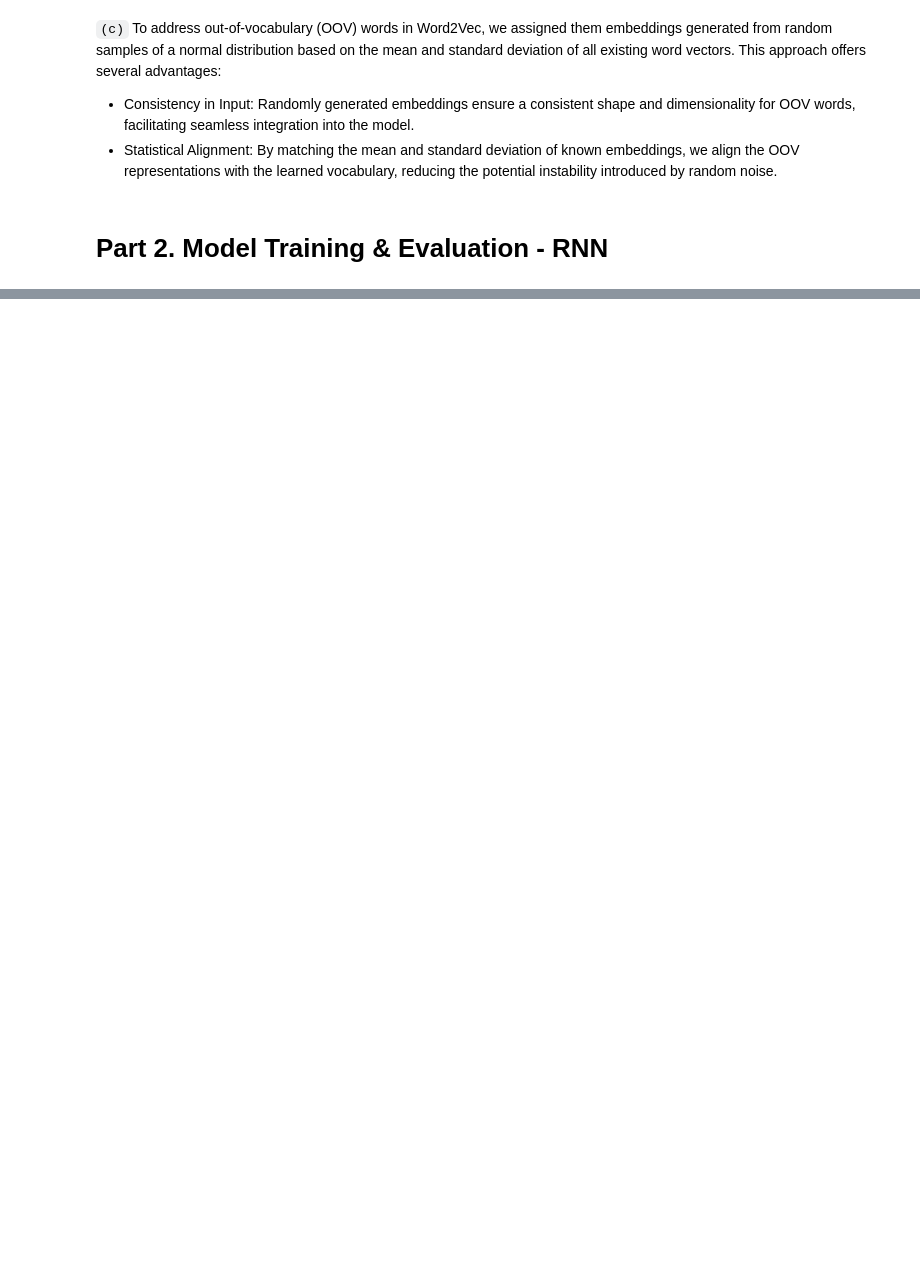
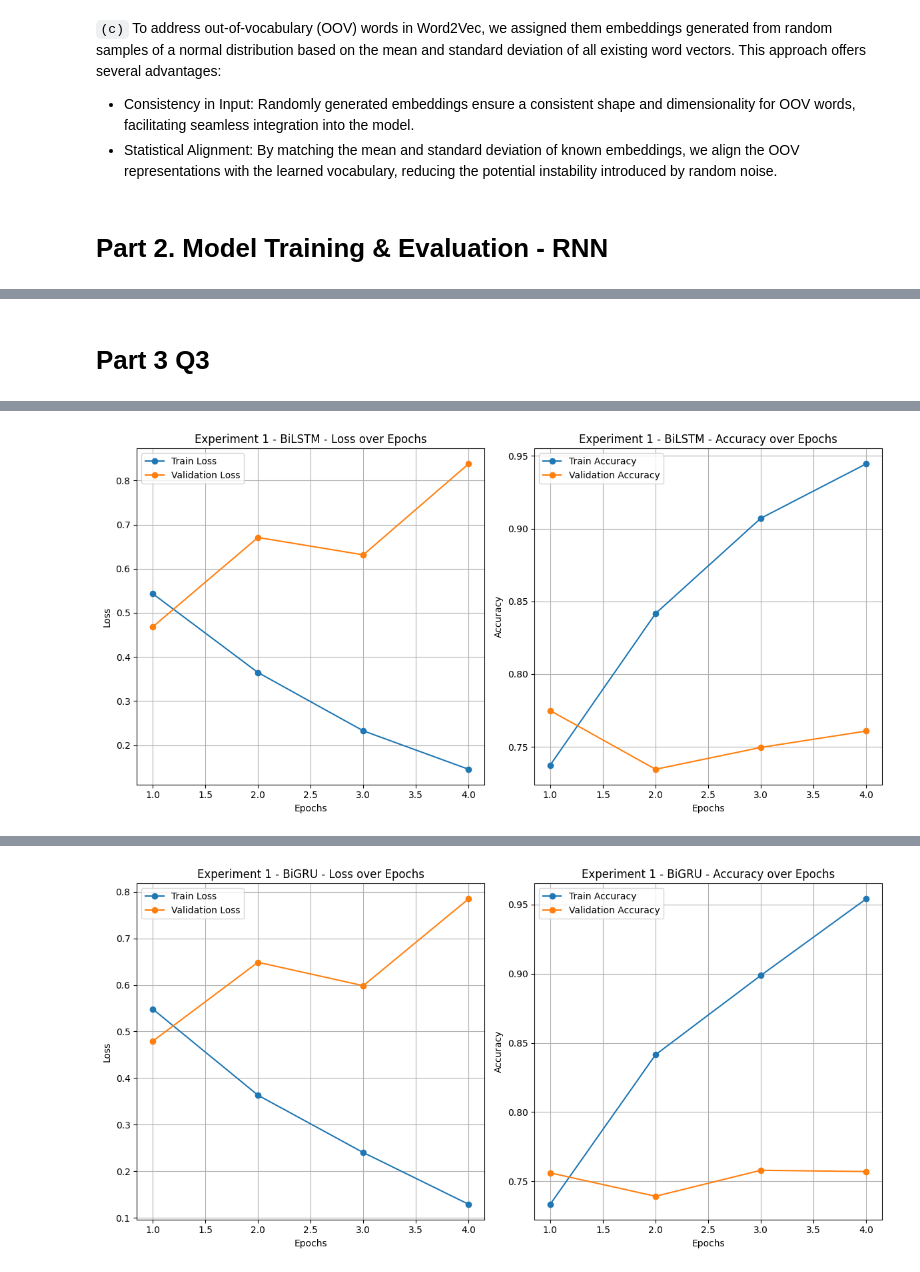
Before and after one commit to harrytran001/SC4002_NLP_Project, a Jupyter notebook: word2vec.ipynb, the cells around one changed output, grey strips where cells are left out. Saved outputs shown, nothing was run; the diff lists cells and outputs as text; code cells hidden in the pictures; blank space fills up the shorter version.

```diff
--- a/word2vec.ipynb
+++ b/word2vec.ipynb
@@ -474,0 +479,2 @@ Test Loss: 0.4980, Test Acc: 0.7589
+# %% [markdown]
+# Part 3 Q3
@@ -474,0 +689,5 @@ Test Loss: 0.4980, Test Acc: 0.7589
+# %%
+# Run the training
+if __name__ == "__main__":
+    train_both_models()
+# %% [output]
@@ -474,0 +708 @@ Test Loss: 0.4980, Test Acc: 0.7589
+[figure, added]
@@ -474,0 +723 @@ Test Loss: 0.4980, Test Acc: 0.7589
+[figure, added]
```
Also changed, not shown: parts of 11 cells of this notebook, 2 other files.
